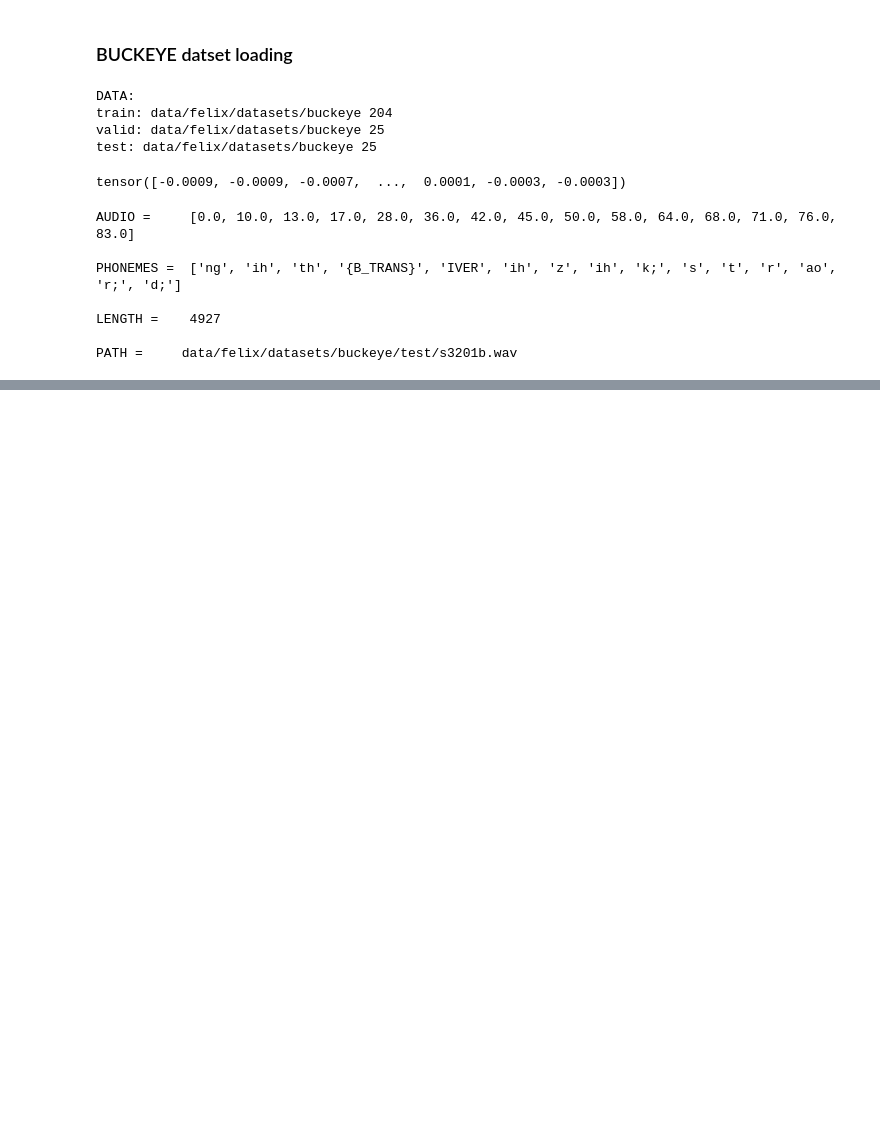
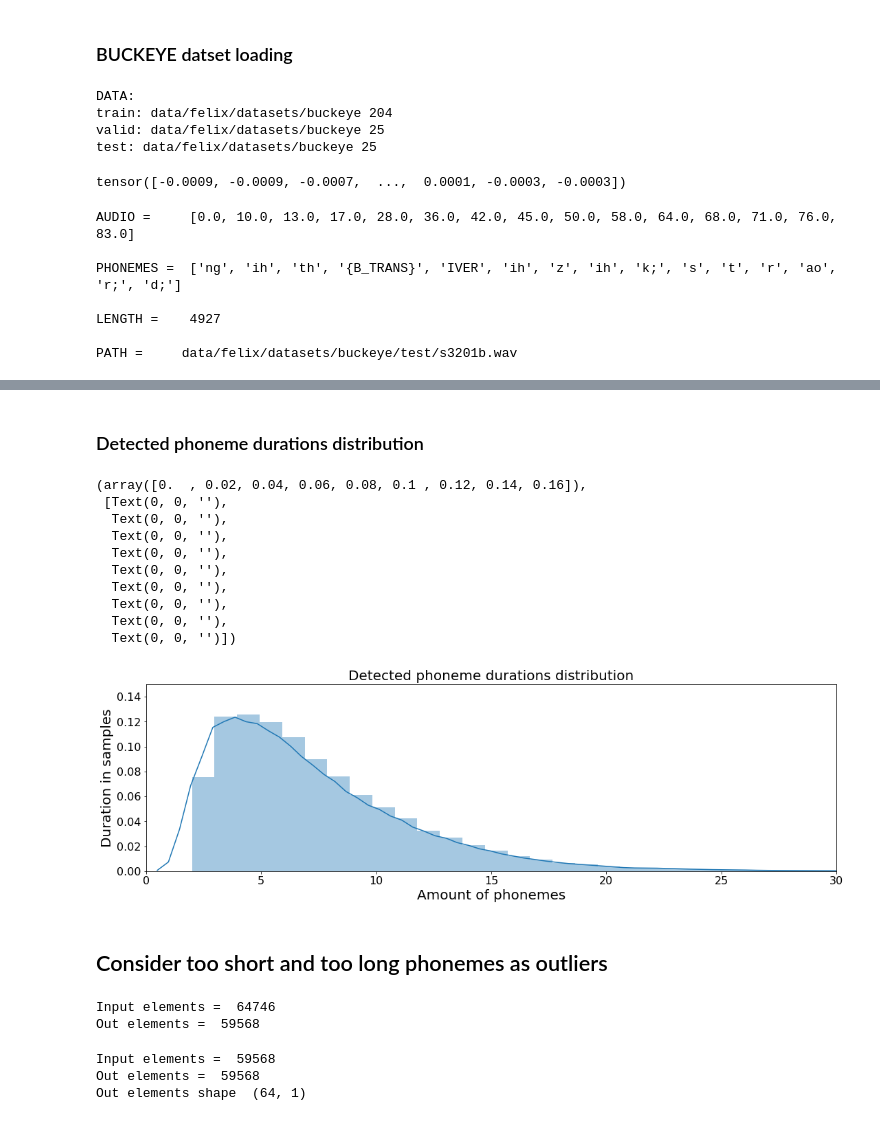
Before and after one commit to Albly/UnsupSeg, a Jupyter notebook: Report.ipynb, the cells around one changed output, grey strips where cells are left out. Drawn from its saved outputs; the diff is of its cells as text; code cells hidden in the pictures; blank space fills up the shorter version.

```diff
--- a/Report.ipynb
+++ b/Report.ipynb
@@ -452,0 +512,57 @@ PATH =     data/felix/datasets/buckeye/test/s3201b.wav
+# %% [markdown]
+### Detected phoneme durations distribution
+# %%
+plt.figure(figsize=(18,5))
+sns.distplot(data1,bins = 95)
+plt.xlim(0,30)
+plt.ylim(0,0.15)
+plt.title('Detected phoneme durations distribution', fontsize=20)
+plt.xlabel('Amount of phonemes', fontsize=20)
+plt.ylabel('Duration in samples', fontsize=20)
+plt.xticks(fontsize=16)
+plt.yticks(fontsize=16)
+# %% [output]
+(array([0.  , 0.02, 0.04, 0.06, 0.08, 0.1 , 0.12, 0.14, 0.16]),
+ [Text(0, 0, ''),
+  Text(0, 0, ''),
+  Text(0, 0, ''),
+  Text(0, 0, ''),
+  Text(0, 0, ''),
+  Text(0, 0, ''),
+  Text(0, 0, ''),
+  Text(0, 0, ''),
+  Text(0, 0, '')])
+[figure, added]
+# %% [markdown]
+## Consider too short and too long phonemes as outliers
+# %%
+# delete outliers using duration threshold
+def outlier_detector(input_list, min_th, max_th):
+    print('Input elements = ', len(input_list))
+    out = []
+    for item in input_list:
+        if (item.shape[1] > min_th) and (item.shape[1] < max_th):
+            out.append(item)
+    print('Out elements = ', len(out))
+    return out
+
+phonemes_clean = outlier_detector(phonema_sliced, 2, 25)
+# %% [output]
+Input elements =  64746
+Out elements =  59568
+# %%
+# sum up along time axis to get appropriate format for clasterization
+def sum_along_axis(phonemes_clean):
+    print('Input elements = ', len(phonemes_clean))
+    out = []
+    for item in phonemes_clean:
+        out.append(item.sum(axis = 1).reshape(64,1))
+    print('Out elements = ', len(out))
+    print('Out elements shape ', out[0].shape)
+    return out
+
+phonemes_clean_reprocessed = sum_along_axis(phonemes_clean)
+# %% [output]
+Input elements =  59568
+Out elements =  59568
+Out elements shape  (64, 1)
```
Also changed, not shown: parts of 6 cells of this notebook.
